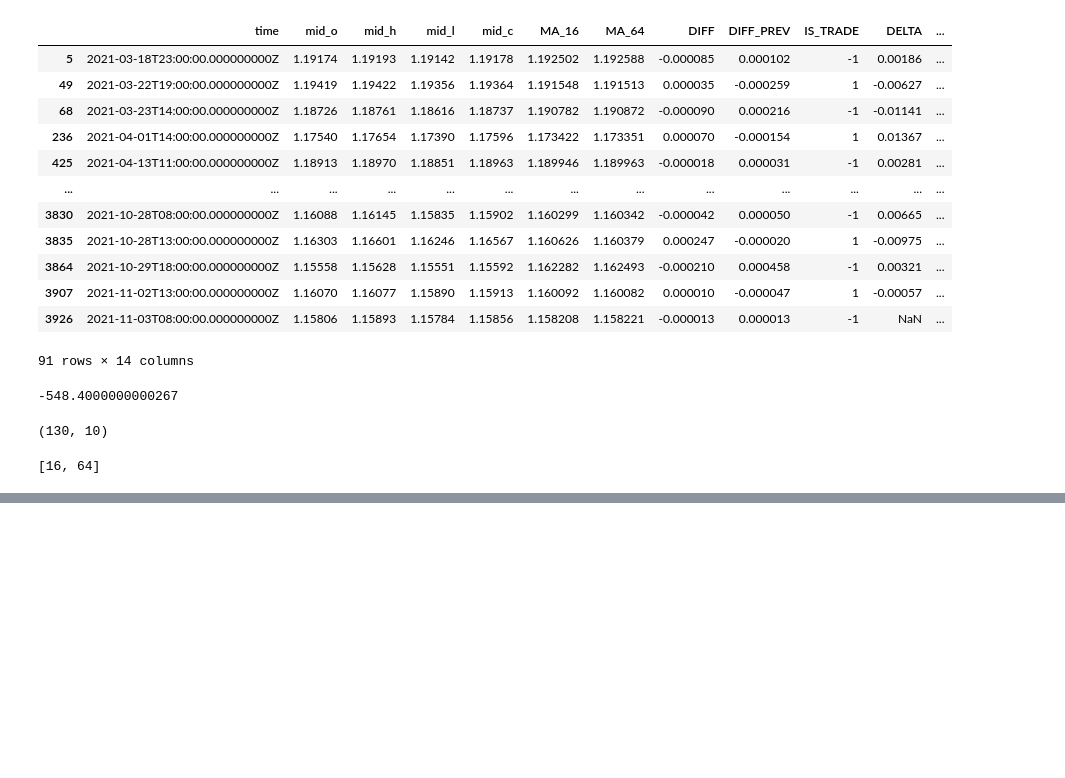
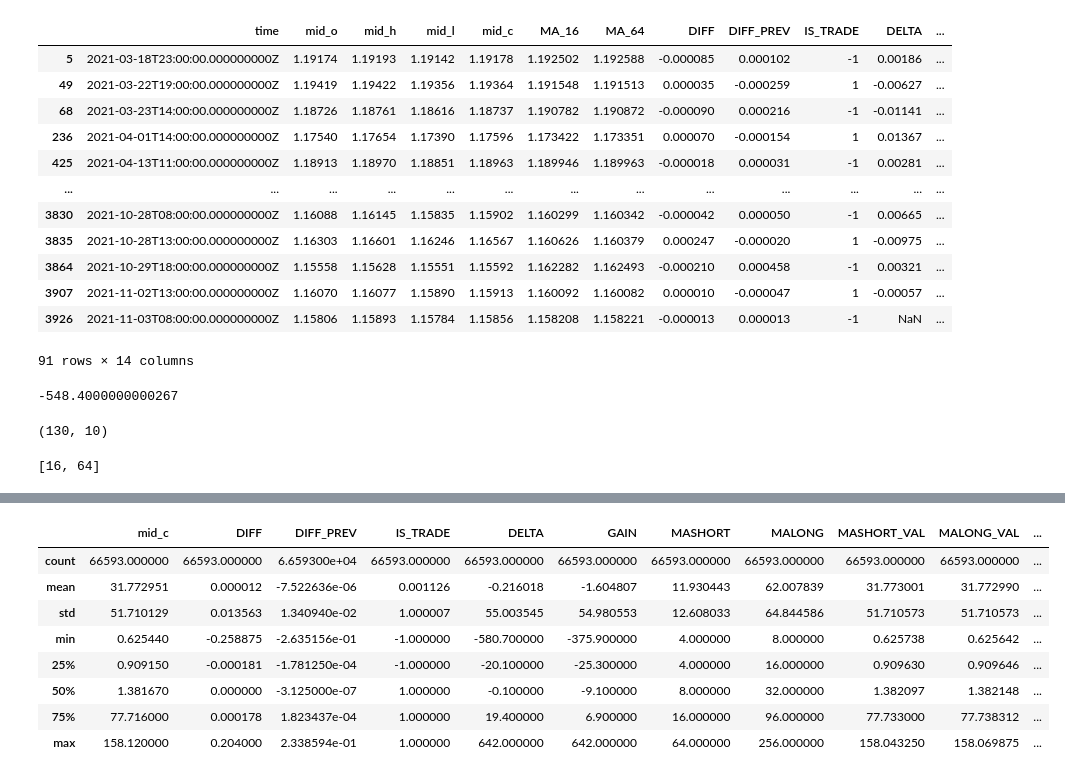
Before and after one commit to ananta-dev/Forex-Bot, a Jupyter notebook: candle_plot.ipynb, the cells around one changed output, grey strips where cells are left out. Cells and saved outputs as stored; diff of their text form; code cells hidden in the pictures; blank space fills up the shorter version.

```diff
--- a/candle_plot.ipynb
+++ b/candle_plot.ipynb
@@ -239,0 +300,12 @@ fig.show()
+# %%
+df_all.describe()
+# %% [output]
+|  | mid_c | DIFF | DIFF_PREV | IS_TRADE | DELTA | GAIN | MASHORT | MALONG | MASHORT_VAL | MALONG_VAL | ... |
+| count | 66593.000000 | 66593.000000 | 6.659300e+04 | 66593.000000 | 66593.000000 | 66593.000000 | 66593.000000 | 66593.000000 | 66593.000000 | 66593.000000 | ... |
+| mean | 31.772951 | 0.000012 | -7.522636e-06 | 0.001126 | -0.216018 | -1.604807 | 11.930443 | 62.007839 | 31.773001 | 31.772990 | ... |
+| std | 51.710129 | 0.013563 | 1.340940e-02 | 1.000007 | 55.003545 | 54.980553 | 12.608033 | 64.844586 | 51.710573 | 51.710573 | ... |
+| min | 0.625440 | -0.258875 | -2.635156e-01 | -1.000000 | -580.700000 | -375.900000 | 4.000000 | 8.000000 | 0.625738 | 0.625642 | ... |
+| 25% | 0.909150 | -0.000181 | -1.781250e-04 | -1.000000 | -20.100000 | -25.300000 | 4.000000 | 16.000000 | 0.909630 | 0.909646 | ... |
+| 50% | 1.381670 | 0.000000 | -3.125000e-07 | 1.000000 | -0.100000 | -9.100000 | 8.000000 | 32.000000 | 1.382097 | 1.382148 | ... |
+| 75% | 77.716000 | 0.000178 | 1.823437e-04 | 1.000000 | 19.400000 | 6.900000 | 16.000000 | 96.000000 | 77.733000 | 77.738312 | ... |
+| max | 158.120000 | 0.204000 | 2.338594e-01 | 1.000000 | 642.000000 | 642.000000 | 64.000000 | 256.000000 | 158.043250 | 158.069875 | ... |
```
Also changed, not shown: parts of 6 cells of this notebook, 4 other files.
